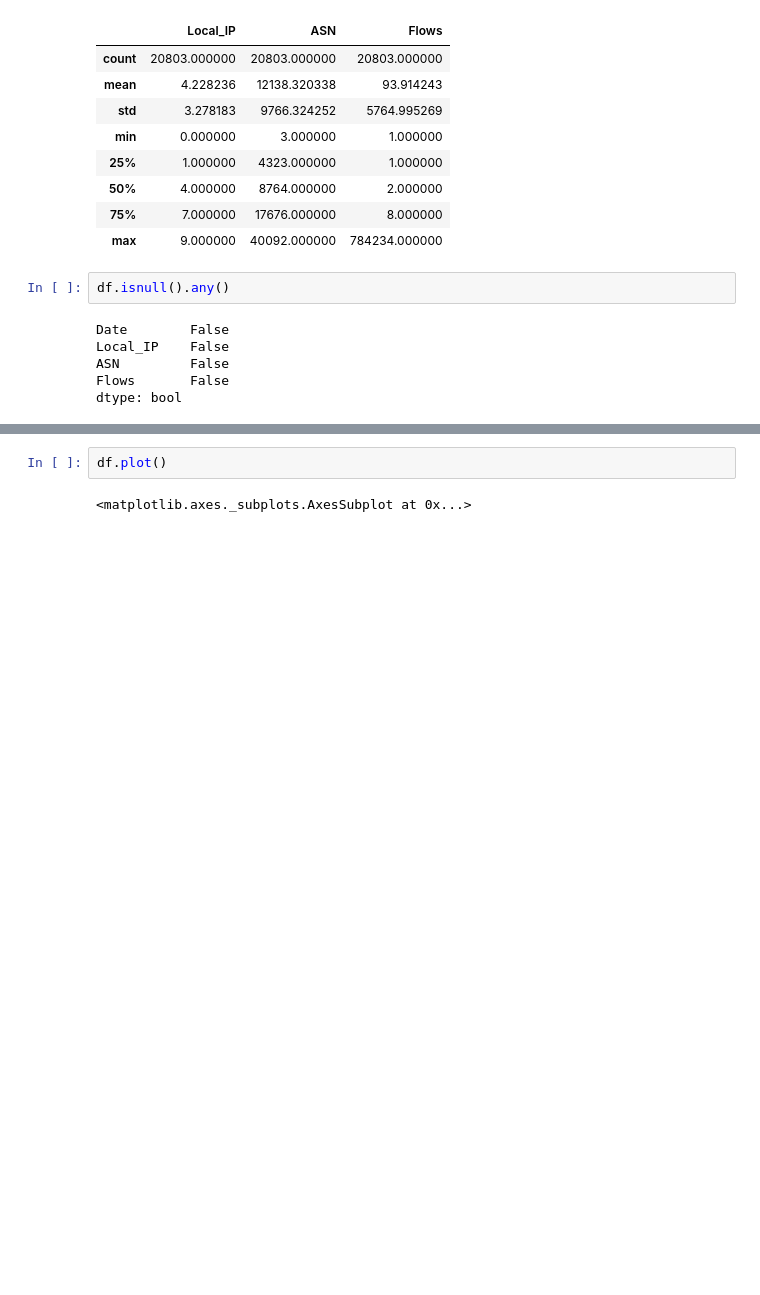
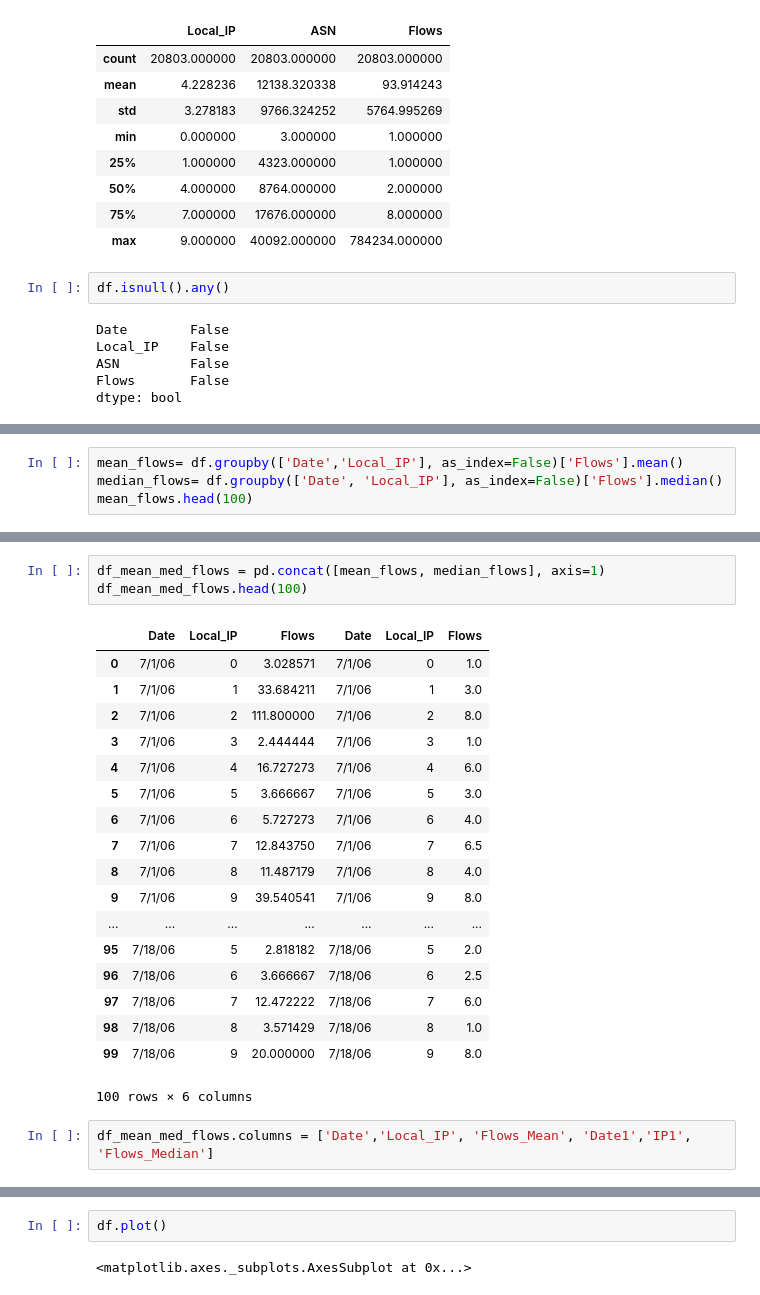
Before and after one commit to astarr8181/bot_net, a Jupyter notebook: bot_net_explore.ipynb, the cells around one changed output, grey strips where cells are left out. Saved outputs shown, nothing was run; the diff lists cells and outputs as text; blank space fills up the shorter version.

```diff
--- a/bot_net_explore.ipynb
+++ b/bot_net_explore.ipynb
@@ -69,0 +85,4 @@ list_dates = df.Date.unique()
+# %%
+mean_flows= df.groupby(['Date','Local_IP'], as_index=False)['Flows'].mean()
+median_flows= df.groupby(['Date', 'Local_IP'], as_index=False)['Flows'].median()
+mean_flows.head(100)
@@ -69,0 +117,24 @@ list_dates = df.Date.unique()
+# %%
+df_mean_med_flows = pd.concat([mean_flows, median_flows], axis=1)
+df_mean_med_flows.head(100)
+# %% [output]
+|  | Date | Local_IP | Flows | Date | Local_IP | Flows |
+| 0 | 7/1/06 | 0 | 3.028571 | 7/1/06 | 0 | 1.0 |
+| 1 | 7/1/06 | 1 | 33.684211 | 7/1/06 | 1 | 3.0 |
+| 2 | 7/1/06 | 2 | 111.800000 | 7/1/06 | 2 | 8.0 |
+| 3 | 7/1/06 | 3 | 2.444444 | 7/1/06 | 3 | 1.0 |
+| 4 | 7/1/06 | 4 | 16.727273 | 7/1/06 | 4 | 6.0 |
+| 5 | 7/1/06 | 5 | 3.666667 | 7/1/06 | 5 | 3.0 |
+| 6 | 7/1/06 | 6 | 5.727273 | 7/1/06 | 6 | 4.0 |
+| 7 | 7/1/06 | 7 | 12.843750 | 7/1/06 | 7 | 6.5 |
+| 8 | 7/1/06 | 8 | 11.487179 | 7/1/06 | 8 | 4.0 |
+| 9 | 7/1/06 | 9 | 39.540541 | 7/1/06 | 9 | 8.0 |
+| ... | ... | ... | ... | ... | ... | ... |
+| 95 | 7/18/06 | 5 | 2.818182 | 7/18/06 | 5 | 2.0 |
+| 96 | 7/18/06 | 6 | 3.666667 | 7/18/06 | 6 | 2.5 |
+| 97 | 7/18/06 | 7 | 12.472222 | 7/18/06 | 7 | 6.0 |
+| 98 | 7/18/06 | 8 | 3.571429 | 7/18/06 | 8 | 1.0 |
+| 99 | 7/18/06 | 9 | 20.000000 | 7/18/06 | 9 | 8.0 |
+100 rows × 6 columns
+# %%
+df_mean_med_flows.columns = ['Date','Local_IP', 'Flows_Mean', 'Date1','IP1', 'Flows_Median']
```
Also changed, not shown: parts of 4 cells of this notebook, 1 other file.
